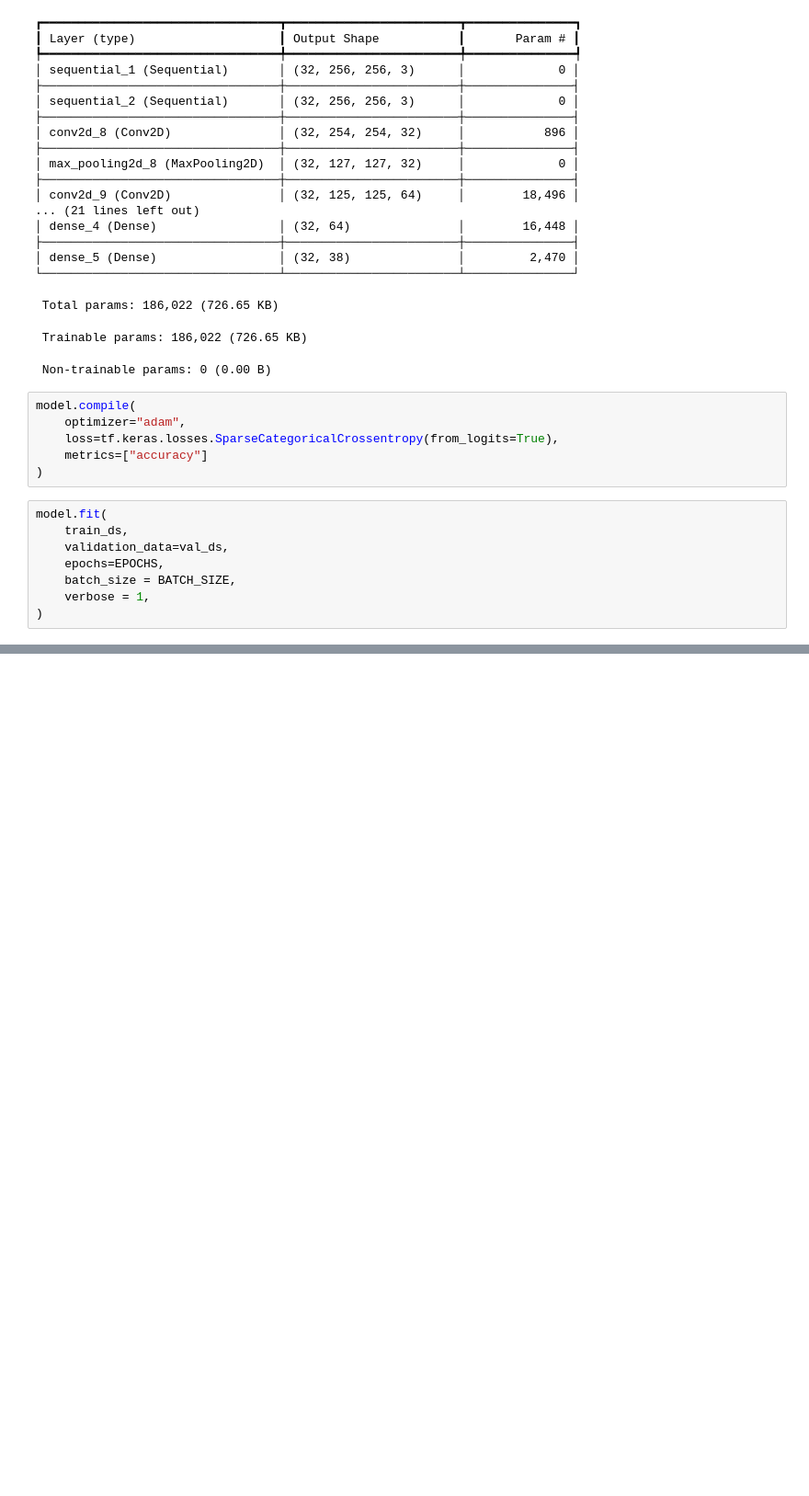
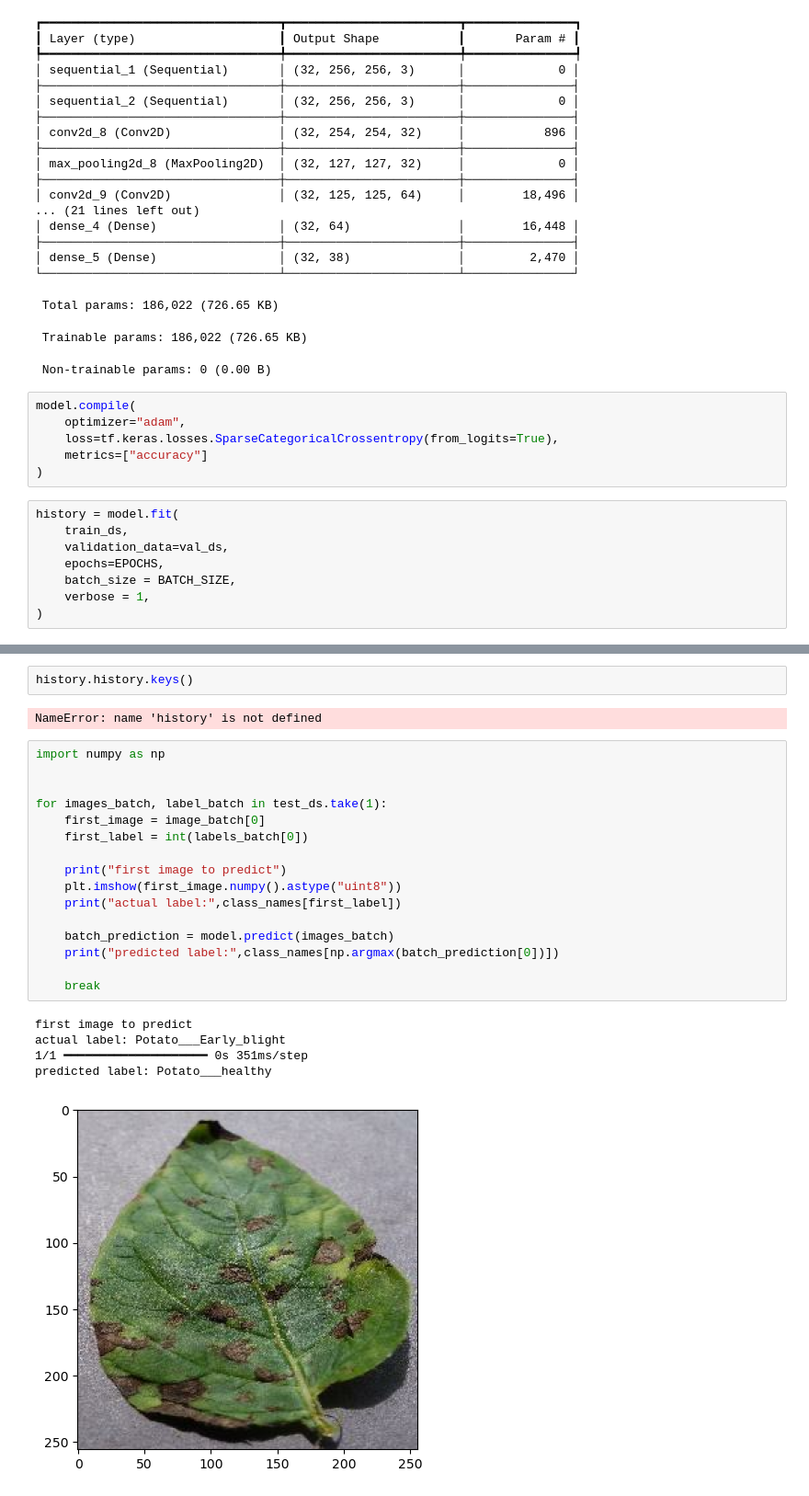
Before and after one commit to KanishkJagya1/potato-Disease-classification, a Jupyter notebook: training/training.ipynb, the cells around one changed output, grey strips where cells are left out. Shown at 92% size. Drawn from its saved outputs; the diff is of its cells as text; blank space fills up the shorter version.

```diff
--- a/training/training.ipynb
+++ b/training/training.ipynb
@@ -164,7 +164,7 @@ model.compile(
     metrics=["accuracy"]
 )
 # %%
-model.fit(
+history = model.fit(
     train_ds,
     validation_data=val_ds,
     epochs=EPOCHS,
@@ -179,0 +206,26 @@ KeyboardInterrupt:
+# %%
+history.history.keys()
+# %% [output]
+NameError: name 'history' is not defined
+# %%
+import numpy as np
+
+
+for images_batch, label_batch in test_ds.take(1):
+    first_image = image_batch[0]
+    first_label = int(labels_batch[0])
+
+    print("first image to predict")
+    plt.imshow(first_image.numpy().astype("uint8"))
+    print("actual label:",class_names[first_label])
+
+    batch_prediction = model.predict(images_batch)
+    print("predicted label:",class_names[np.argmax(batch_prediction[0])])
+
+    break
+# %% [output]
+first image to predict
+actual label: Potato___Early_blight
+1/1 ━━━━━━━━━━━━━━━━━━━━ 0s 351ms/step
+predicted label: Potato___healthy
+[figure, added]
```
Also changed, not shown: parts of 9 cells of this notebook, 5 other files.
